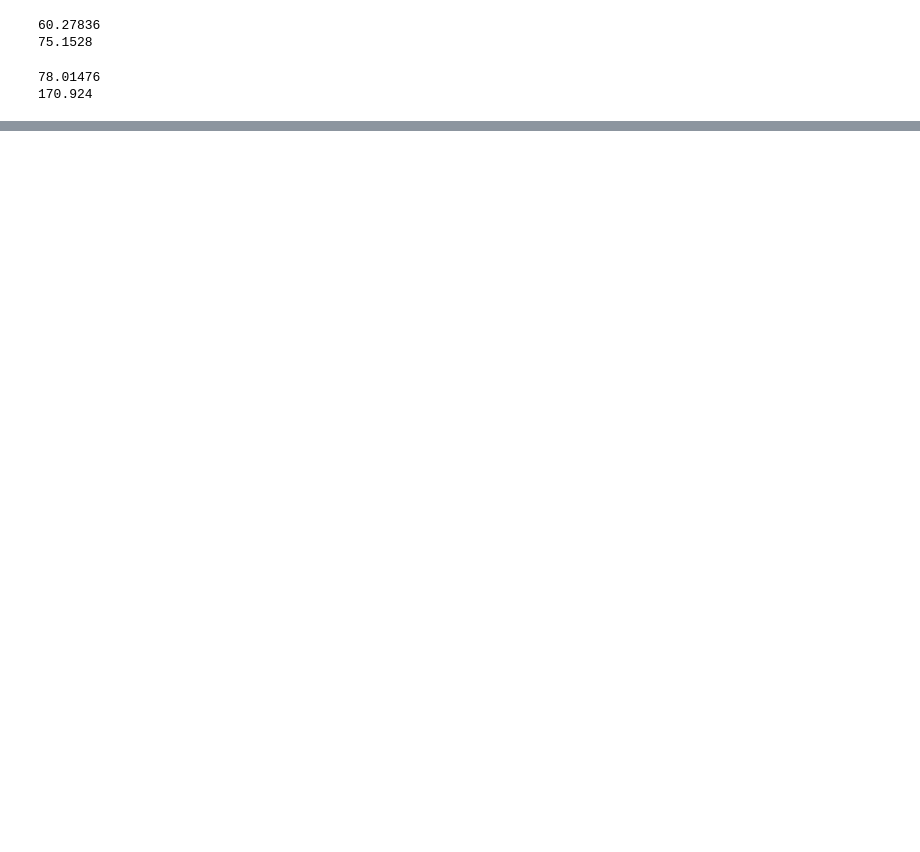
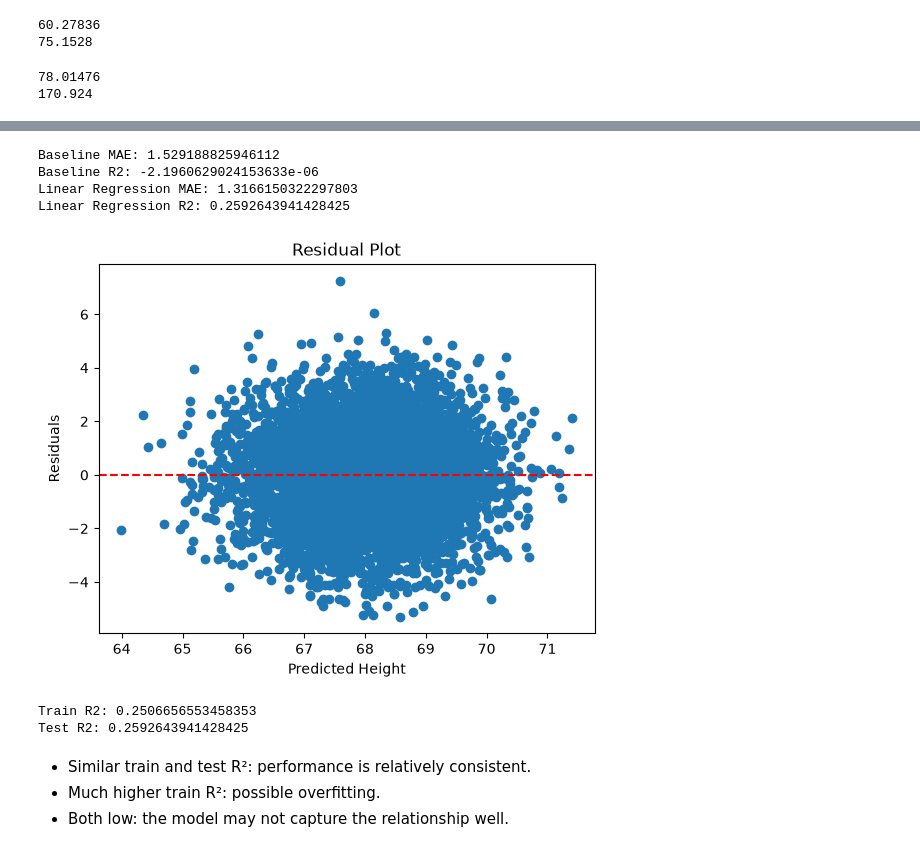
Before and after one commit to rushikas569628/ML-Learnings, a Jupyter notebook: Linear_Regression/LinearRegression.ipynb, the cells around one changed output, grey strips where cells are left out. Drawn from its saved outputs; the diff is of its cells as text; code cells hidden in the pictures; blank space fills up the shorter version.

```diff
--- a/Linear_Regression/LinearRegression.ipynb
+++ b/Linear_Regression/LinearRegression.ipynb
@@ -280,0 +582,45 @@ array([57.47115594])
+# %%
+from sklearn.dummy import DummyRegressor
+from sklearn.metrics import mean_absolute_error, r2_score
+
+baseline = DummyRegressor(strategy='mean')
+
+baseline.fit(X_train_scaler, y_train)
+
+baseline_pred = baseline.predict(X_test)
+
+print("Baseline MAE:", mean_absolute_error(y_test, baseline_pred))
+print("Baseline R2:", r2_score(y_test, baseline_pred))
+
+print("Linear Regression MAE:", mean_absolute_error(y_test, y_pred))
+print("Linear Regression R2:", r2_score(y_test, y_pred))
+# %% [output]
+Baseline MAE: 1.529188825946112
+Baseline R2: -2.1960629024153633e-06
+Linear Regression MAE: 1.3166150322297803
+Linear Regression R2: 0.2592643941428425
+# %%
+residuals = y_test - y_pred
+
+plt.scatter(y_pred, residuals)
+plt.axhline(y=0, color='red', linestyle='--')
+
+plt.xlabel("Predicted Height")
+plt.ylabel("Residuals")
+plt.title("Residual Plot")
+#plt.savefig("Residual plot")
+plt.show()
+# %% [output]
+[figure, added]
+# %%
+train_pred = regression.predict(X_train_scaler)
+
+print("Train R2:", r2_score(y_train, train_pred))
+print("Test R2:", r2_score(y_test, y_pred))
+# %% [output]
+Train R2: 0.2506656553458353
+Test R2: 0.2592643941428425
+# %% [markdown]
+- Similar train and test R²: performance is relatively consistent.
+- Much higher train R²: possible overfitting.
+- Both low: the model may not capture the relationship well.
```
Also changed, not shown: parts of 40 cells of this notebook, 5 other files.
